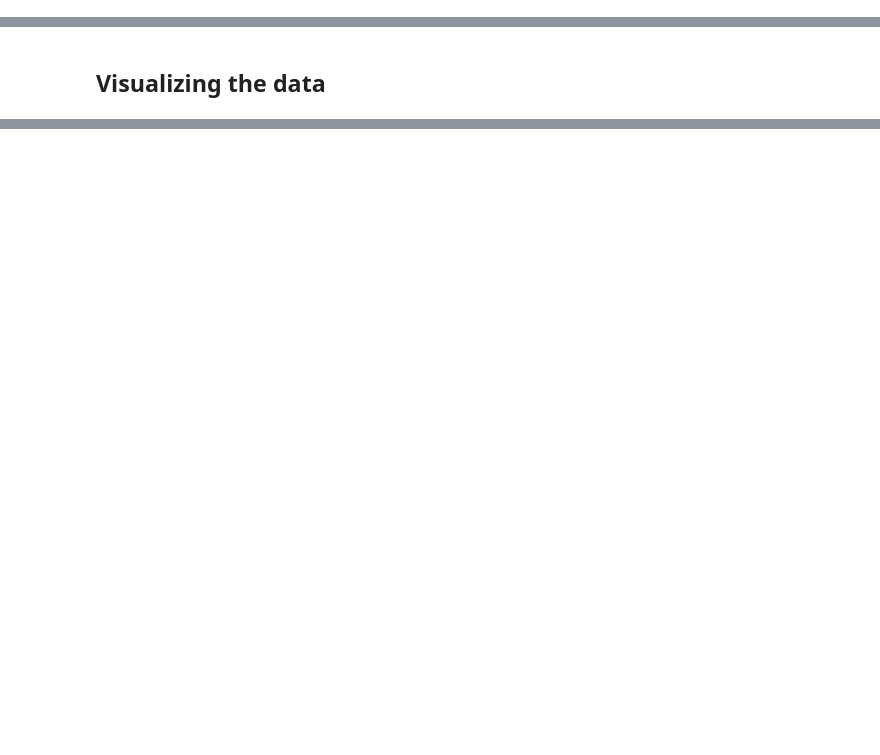
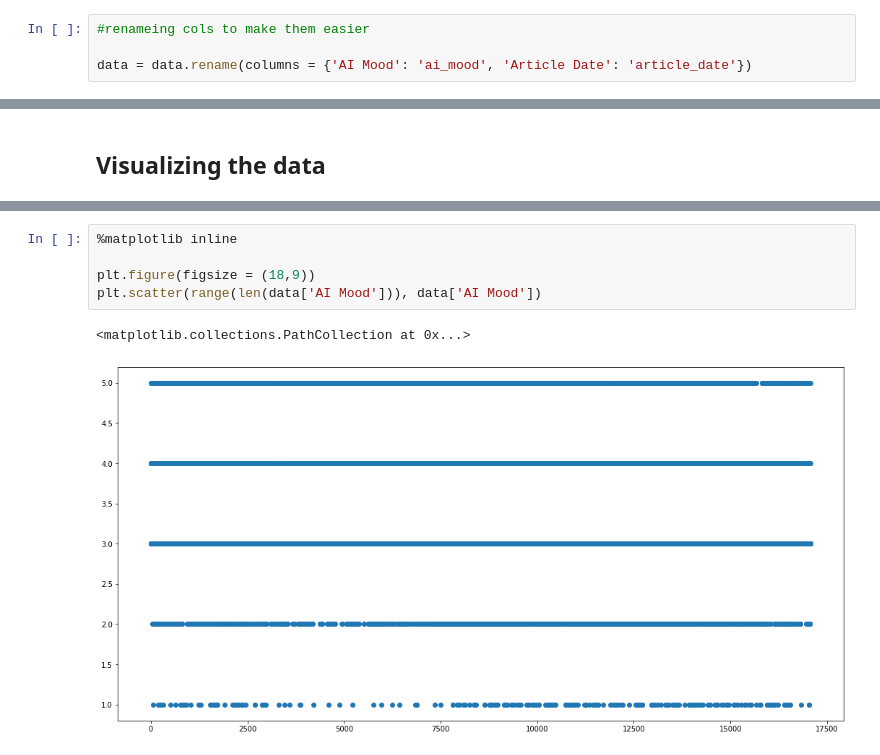
Before and after one commit to artms-18/ML-Projects, a Jupyter notebook: Mika_project_1.ipynb, the cells around one changed output, grey strips where cells are left out. Drawn from its saved outputs; the diff is of its cells as text; blank space fills up the shorter version.

```diff
--- a/Mika_project_1.ipynb
+++ b/Mika_project_1.ipynb
@@ -104,0 +114,4 @@ data = data.drop(columns = ['Article ID'], axis = 1)
+# %%
+#renameing cols to make them easier
+
+data = data.rename(columns = {'AI Mood': 'ai_mood', 'Article Date': 'article_date'})
@@ -106,0 +152,8 @@ data = data.drop(columns = ['Article ID'], axis = 1)
+# %%
+%matplotlib inline
+
+plt.figure(figsize = (18,9))
+plt.scatter(range(len(data['AI Mood'])), data['AI Mood'])
+# %% [output]
+<matplotlib.collections.PathCollection at 0x...>
+[figure, added]
```
Also changed, not shown: parts of 12 cells of this notebook.
